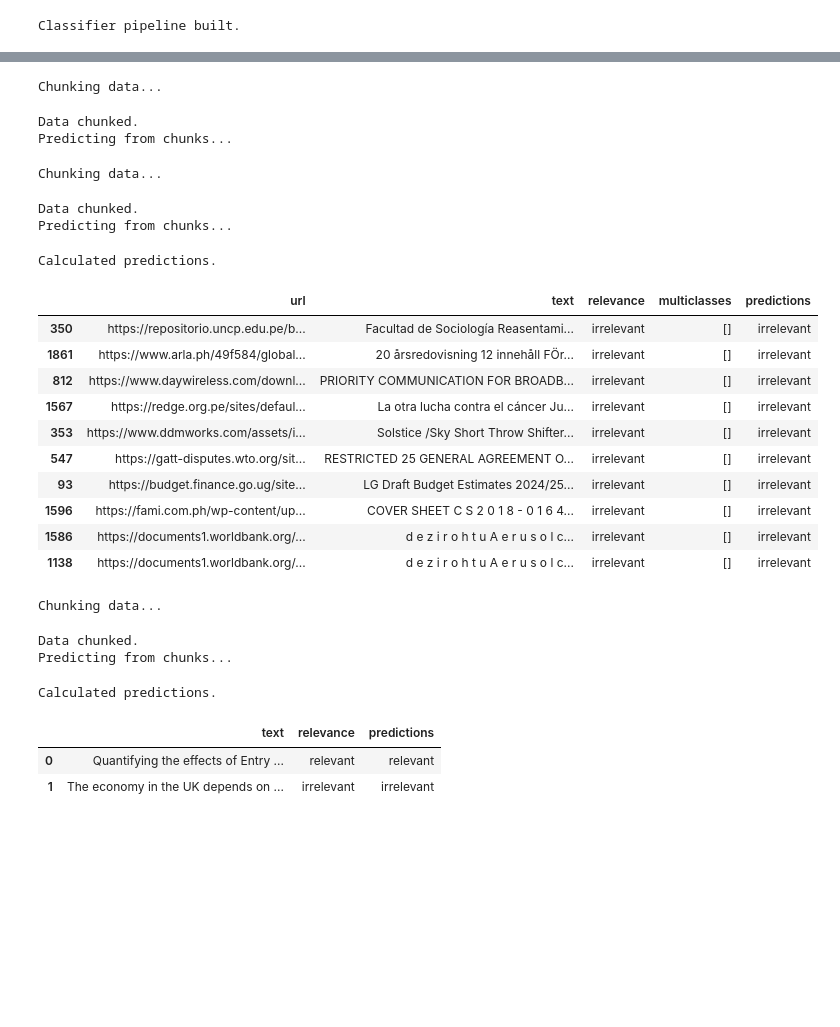
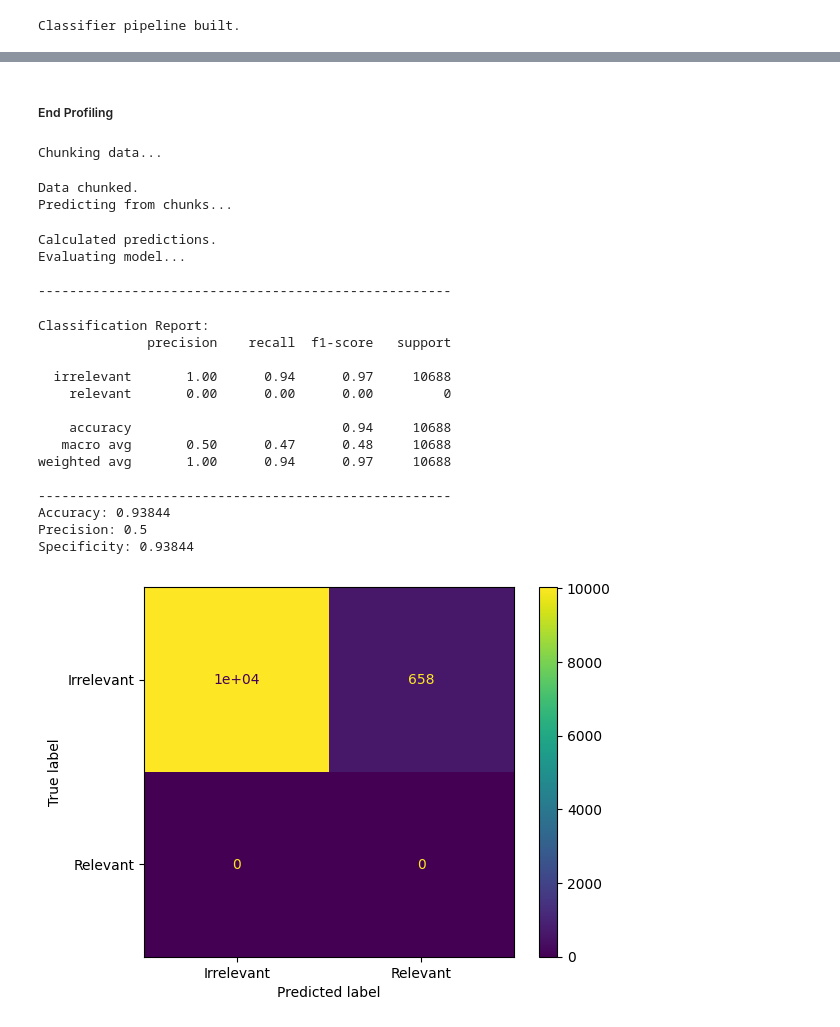
Before and after one commit to ShreyBiswas/GreyLiteratureClassifier, a Jupyter notebook: src/FastFit/test_classifier.ipynb, the cells around one changed output, grey strips where cells are left out. Cells and saved outputs as stored; diff of their text form; code cells hidden in the pictures; blank space fills up the shorter version.

Commit message:
add profiling on inference

```diff
--- a/src/FastFit/test_classifier.ipynb
+++ b/src/FastFit/test_classifier.ipynb
@@ -81,56 +125,42 @@ torch.cuda.empty_cache()
+# %% [markdown]
+##### End Profiling
 # %%
 
 #! on fastfit/modeling.py, line 838, inserting **kwargs
 #! it's easier than getting the tokenizer to stop outputting
 #! extra info like token_type_ids
 
-classifier.evaluate(
+predicted_data = classifier.evaluate(
     test_dataset,
     metrics=[
         "accuracy",
         "precision",
         "classification-report",
         "specificity",
         "confusion-matrix-mpl",
     ],
     aggregate="majority",
 )
 # %% [output]
 Chunking data...
 Data chunked.
 Predicting from chunks...
+Calculated predictions.
+Evaluating model...
+
+-----------------------------------------------------
+Classification Report:
+              precision    recall  f1-score   support
+
+  irrelevant       1.00      0.94      0.97     10688
+    relevant       0.00      0.00      0.00         0
+
+    accuracy                           0.94     10688
+   macro avg       0.50      0.47      0.48     10688
+weighted avg       1.00      0.94      0.97     10688
+
+-----------------------------------------------------
+Accuracy: 0.93844
+Precision: 0.5
+Specificity: 0.93844
+[figure, added]
-# %%
-t = test_dataset.sample(10)
-classifier.predict(t)
-# %% [output]
-Chunking data...
-Data chunked.
-Predicting from chunks...
-Calculated predictions.
-|  | url | text | relevance | multiclasses | predictions |
-| 350 | https://repositorio.uncp.edu.pe/b... | Facultad de Sociología Reasentami... | irrelevant | [] | irrelevant |
-| 1861 | https://www.arla.ph/49f584/global... | 20 årsredovisning 12 innehåll FÖr... | irrelevant | [] | irrelevant |
-| 812 | https://www.daywireless.com/downl... | PRIORITY COMMUNICATION FOR BROADB... | irrelevant | [] | irrelevant |
-| 1567 | https://redge.org.pe/sites/defaul... | La otra lucha contra el cáncer Ju... | irrelevant | [] | irrelevant |
-| 353 | https://www.ddmworks.com/assets/i... | Solstice /Sky Short Throw Shifter... | irrelevant | [] | irrelevant |
-| 547 | https://gatt-disputes.wto.org/sit... | RESTRICTED 25 GENERAL AGREEMENT O... | irrelevant | [] | irrelevant |
-| 93 | https://budget.finance.go.ug/site... | LG Draft Budget Estimates 2024/25... | irrelevant | [] | irrelevant |
-| 1596 | https://fami.com.ph/wp-content/up... | COVER SHEET C S 2 0 1 8 - 0 1 6 4... | irrelevant | [] | irrelevant |
-| 1586 | https://documents1.worldbank.org/... | d e z i r o h t u A e r u s o l c... | irrelevant | [] | irrelevant |
-| 1138 | https://documents1.worldbank.org/... | d e z i r o h t u A e r u s o l c... | irrelevant | [] | irrelevant |
-# %%
-t = pd.DataFrame(
-    [
-        {"text": "Quantifying the effects of Entry Level Stewardship (ELS) on biodiversity at the farm scale: The Hillesden Experiment", "relevance": "relevant"},
-        {"text": "The economy in the UK depends on a number of factors: the government", "relevance": "irrelevant"},
-    ]
-)
-classifier.predict(t)
-# %% [output]
-Chunking data...
-Data chunked.
-Predicting from chunks...
-Calculated predictions.
-|  | text | relevance | predictions |
-| 0 | Quantifying the effects of Entry ... | relevant | relevant |
-| 1 | The economy in the UK depends on ... | irrelevant | irrelevant |
```
Also changed, not shown: parts of 12 cells of this notebook, 3 other files.
